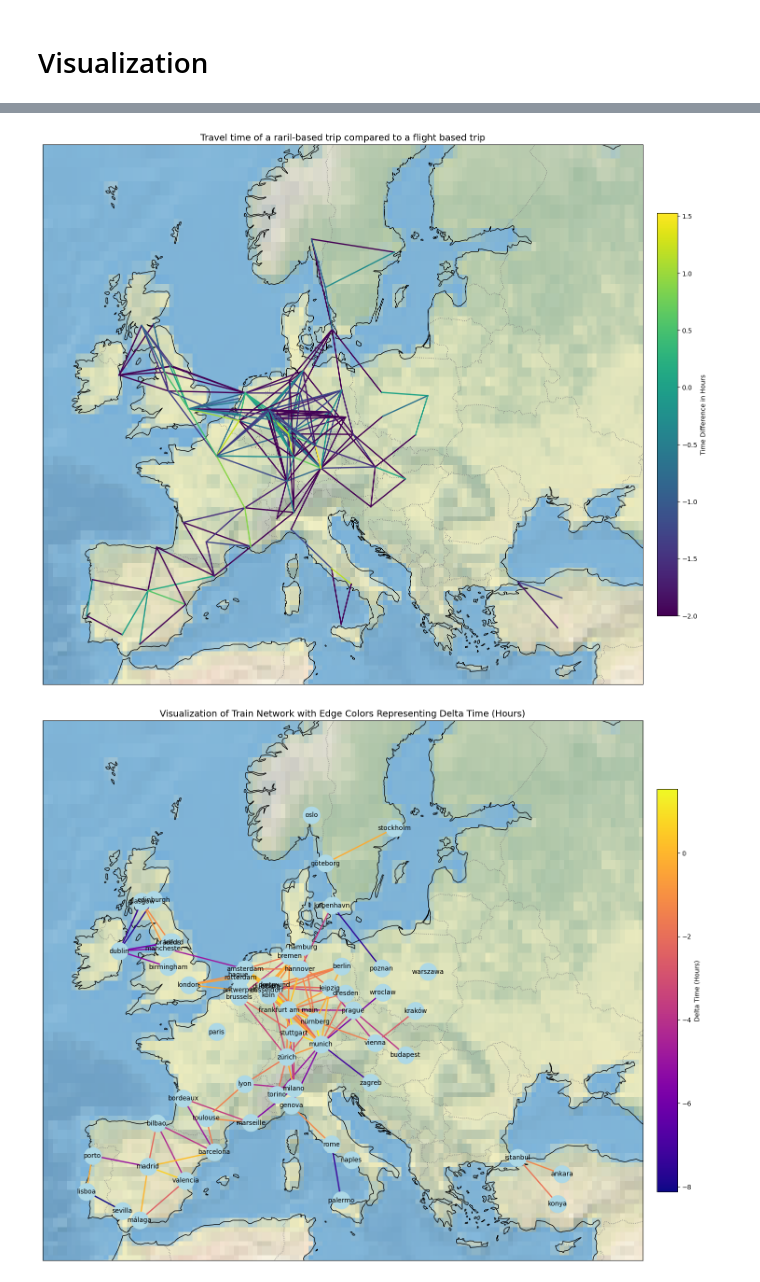
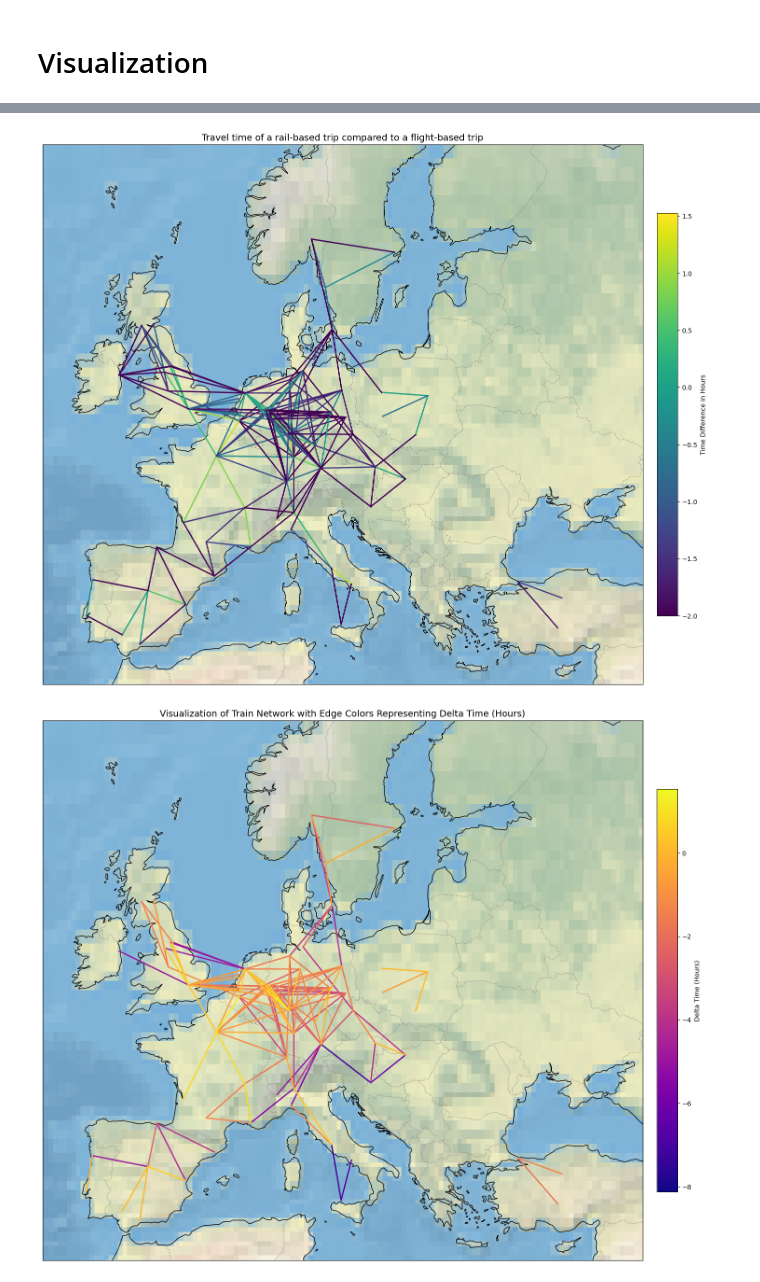
Before and after one commit to Niledough/DOPP_Exercise_2, a Jupyter notebook: dopp-air-and-rail.ipynb, the cells around one changed output, grey strips where cells are left out. Cells and saved outputs as stored; diff of their text form; code cells hidden in the pictures.

```diff
--- a/dopp-air-and-rail.ipynb
+++ b/dopp-air-and-rail.ipynb
@@ -2116,13 +2203,13 @@ GraphSize = (10,7)
 
 geo_positions = {}
 
-df_airandrail_short_sorted = df_airandrail_short.sort_values(by='delta_time_hours', ascending=True)
+#df_airandrail_short_sorted = df_airandrail_short.sort_values(by='delta_time_hours', ascending=True)
 
-
+display(df_airandrail_short.head())
 
 # Add edges for the rail network
-for _, row in df_airandrail_short_sorted.iterrows():
-    geo_positions[row['city1_rail']] = (row['CityLongitude_x'], row['CityLatitude_x'])
+for _, row in df_airandrail_short.iterrows():
+    geo_positions[row['city1_rail']] = (row['city1_longitude'], row['city1_latitude'])
     airandrail_graph.add_edge(row['city1_rail'], row['city2_rail'], weight=row['delta_time_hours'])
 
 
@@ -2163,8 +2257,12 @@ Cities without positions: ['sevilla', 'edinburgh', 'poznan', 'palermo', 'zagreb'
 No extra positions in geo_positions.
 # %%
+merged_df.rename(columns={'City': 'city1_rail'}, inplace=True)
+
 for city in cities_without_positions:
     geo_positions[city] = (merged_df[merged_df['city1_rail']== city]['CityLongitude'],merged_df[merged_df['city1_rail']== city]['CityLatitude'])
 # %%
+merged_df.rename(columns={'City': 'city1_rail'}, inplace=True)
+
 for city in cities_without_positions:
     # Filter for the row where 'city1_rail' matches the city
     filtered_row = merged_df[merged_df['city1_rail'] == city]
@@ -2185,9 +2280,3 @@ drop them for now
-# %%
-# Remove cities without positions from the graph
-airandrail_graph.remove_nodes_from(cities_without_positions)
-
-# Remove cities without positions from geo_positions
-geo_positions = {city: pos for city, pos in geo_positions.items() if city in airandrail_graph.nodes}
 # %%
 from pyproj import Transformer
 
@@ -2271,12 +2360,12 @@ cbar = plt.colorbar(sm, ax=ax, orientation='vertical', shrink=0.7, pad=0.02)
 cbar.set_label('Time Difference in Hours')
 
 # Add a title
-plt.title("Travel time of a raril-based trip compared to a flight based trip", fontsize=14)
+plt.title("Travel time of a rail-based trip compared to a flight-based trip", fontsize=14)
 
 # Show the plot
 plt.show()
 # %% [output]
-[figure, old version]
+[figure, new version]
 # %%
 import matplotlib.pyplot as plt
 import networkx as nx
@@ -2317,47 +2406,47 @@ sorted_edges = sorted(
 )
 
 # Draw the graph using sorted edges
 for edge in sorted_edges:
     start, end, data = edge
     edge_index = df_airandrail_short.index[
         (df_airandrail_short['city1_rail'] == start) &
         (df_airandrail_short['city2_rail'] == end)
     ].tolist()
     if edge_index:  # Ensure the edge exists in the DataFrame
         delta_time = df_airandrail_short.loc[edge_index[0], 'delta_time_hours']
         color = cmap(norm(delta_time))  # Map the delta_time to a color
         x_coords = [geo_positions_2d[start][0], geo_positions_2d[end][0]]
         y_coords = [geo_positions_2d[start][1], geo_positions_2d[end][1]]
         ax.plot(x_coords, y_coords, color=color, linewidth=2, transform=ccrs.Mercator())
 
-# Draw nodes
-nx.draw_networkx_nodes(
-    airandrail_graph,
-    pos=geo_positions_2d,
-    ax=ax,
-    node_size=700,
-    node_color='lightblue',
-    alpha=1
-)
+# # Draw nodes
+# nx.draw_networkx_nodes(
+#     airandrail_graph,
+#     pos=geo_positions_2d,
+#     ax=ax,
+#     node_size=700,
+#     node_color='lightblue',
+#     alpha=1
+# )
 
-# Draw labels
-nx.draw_networkx_labels(
-    airandrail_graph,
-    pos=geo_positions_2d,
-    ax=ax,
-    font_size=10
-)
+# # Draw labels
+# nx.draw_networkx_labels(
+#     airandrail_graph,
+#     pos=geo_positions_2d,
+#     ax=ax,
+#     font_size=10
+# )
 
 # Add a colorbar for the delta_time_hours
 sm = plt.cm.ScalarMappable(cmap=cmap, norm=norm)
 sm.set_array([])  # Required for adding a colorbar
 cbar = plt.colorbar(sm, ax=ax, orientation='vertical', shrink=0.7, pad=0.02)
 cbar.set_label('Delta Time (Hours)')
 
 # Add a title
 plt.title("Visualization of Train Network with Edge Colors Representing Delta Time (Hours)", fontsize=14)
 
 # Show the plot
 plt.show()
 # %% [output]
-[figure, old version]
+[figure, new version]
```
Also changed, not shown: parts of 25 cells of this notebook.
